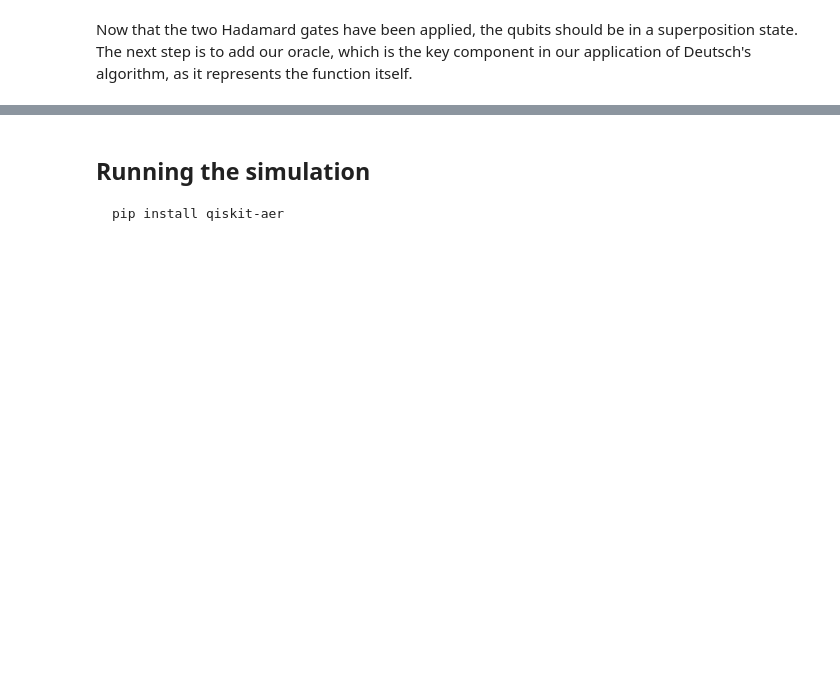
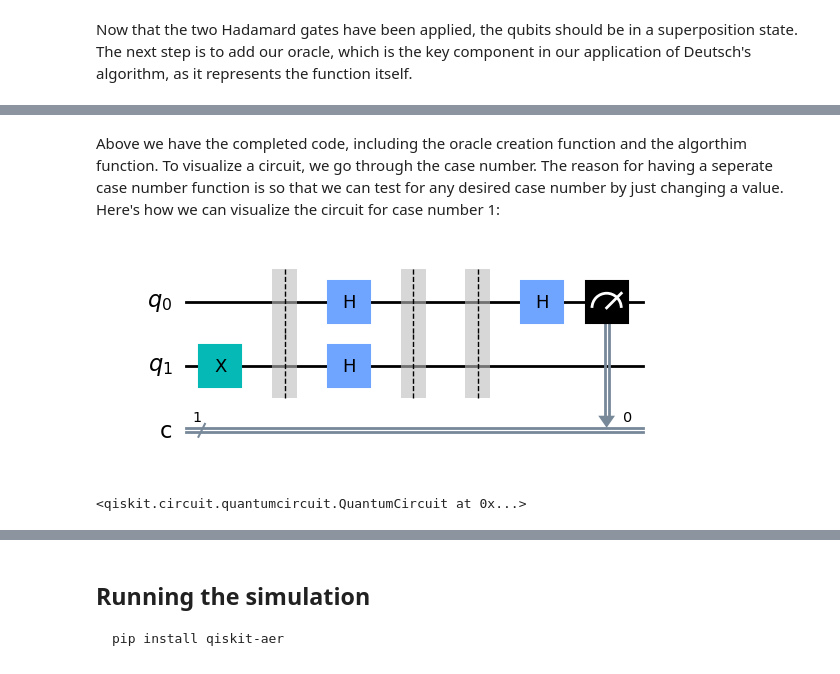
Before and after one commit to Owen-kc/EmergingTechnologies, a Jupyter notebook: project.ipynb, the cells around one changed output, grey strips where cells are left out. Saved outputs shown, nothing was run; the diff lists cells and outputs as text; code cells hidden in the pictures; blank space fills up the shorter version.

Commit message:
Finished creation of the circuit, changed approach to be more flexible

```diff
--- a/project.ipynb
+++ b/project.ipynb
@@ -309,0 +305,50 @@ deutsch_circuit.draw('mpl')
+# %%
+from qiskit import QuantumCircuit
+
+# Create oracle function
+def create_oracle(case):
+    oracle = QuantumCircuit(2)
+    if case == 1:
+        pass
+    elif case == 2:
+        oracle.cx(0, 1)
+    elif case == 3:
+        oracle.x(0)
+        oracle.cx(0, 1)
+        oracle.x(0)
+    elif case == 4:
+        oracle.i(0)
+        oracle.x(1)
+    return oracle
+
+# Algorithm function
+def deutsch_algorithm(case_number):
+
+    oracle = create_oracle(case_number)
+    deutsch_circuit = QuantumCircuit(2, 1)
+
+    deutsch_circuit.x(1)
+    deutsch_circuit.barrier()
+
+    deutsch_circuit.h([0, 1])
+    deutsch_circuit.barrier()
+
+    deutsch_circuit.compose(oracle, inplace=True)
+    deutsch_circuit.barrier()
+
+    deutsch_circuit.h(0)
+
+    deutsch_circuit.measure(0, 0)
+    display(deutsch_circuit.draw('mpl'))
+
+    return deutsch_circuit
+# %% [markdown]
+Above we have the completed code, including the oracle creation function and the algorthim function. To visualize a circuit, we go through the case number. The reason for having a seperate case number function is so that we can test for any desired case number by just changing a value. Here's how we can visualize the circuit for case number 1:
+# %%
+# Define the case number
+case_number = 1
+# Pass the case number to the algorithm
+deutsch_algorithm(case_number)
+# %% [output]
+[figure, added]
+<qiskit.circuit.quantumcircuit.QuantumCircuit at 0x...>
```
Also changed, not shown: parts of 21 cells of this notebook.
